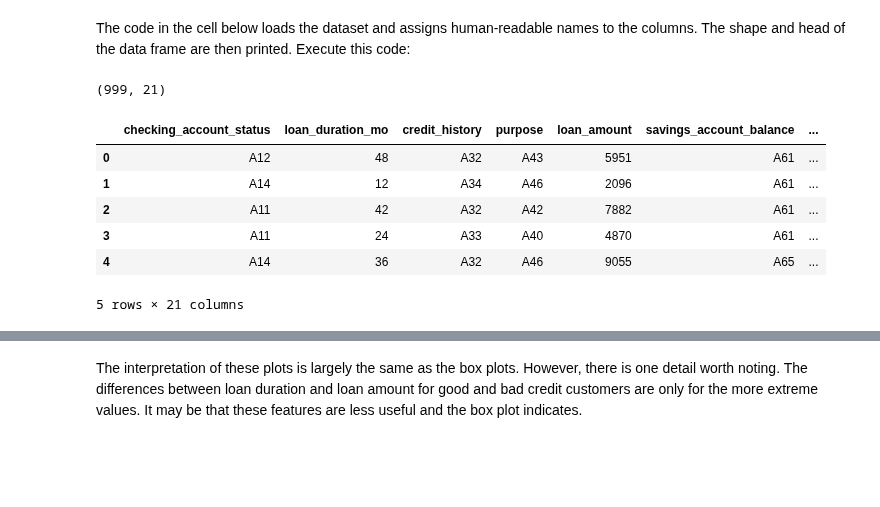
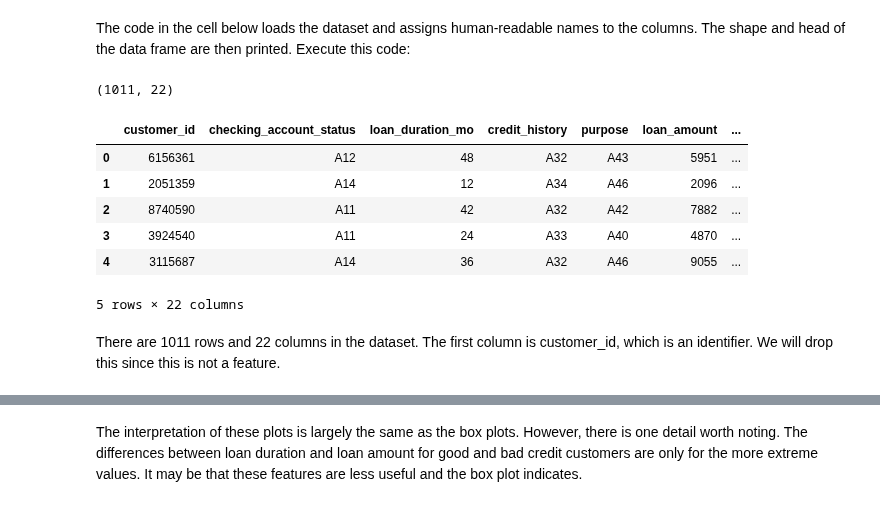
Before and after one commit to syslin/-MicrosoftLearning-Principles-of-Machine-Learning-Python, a Jupyter notebook: Module2/VisualizingDataForClassification.ipynb, the cells around one changed output, grey strips where cells are left out. Cells and saved outputs as stored; diff of their text form; code cells hidden in the pictures; blank space fills up the shorter version.

```diff
--- a/Module2/VisualizingDataForClassification.ipynb
+++ b/Module2/VisualizingDataForClassification.ipynb
@@ -22,22 +24,25 @@ import math
 # %% [markdown]
 The code in the cell below loads the dataset and assigns human-readable names to the columns. The shape and head of the data frame are then printed. Execute this code:
 # %%
-credit = pd.read_csv('German_Credit_UCI.csv')
-credit.columns = ['checking_account_status', 'loan_duration_mo', 'credit_history',
+credit = pd.read_csv('German_Credit.csv')
+credit.columns = ['customer_id',
+                  'checking_account_status', 'loan_duration_mo', 'credit_history',
                   'purpose', 'loan_amount', 'savings_account_balance',
                   'time_employed_yrs', 'payment_pcnt_income','gender_status',
                   'other_signators', 'time_in_residence', 'property', 'age_yrs',
                   'other_credit_outstanding', 'home_ownership', 'number_loans',
                   'job_category', 'dependents', 'telephone', 'foreign_worker',
                   'bad_credit']
 print(credit.shape)
 credit.head()
 # %% [output]
-(999, 21)
+(1011, 22)
-|  | checking_account_status | loan_duration_mo | credit_history | purpose | loan_amount | savings_account_balance | ... |
-| 0 | A12 | 48 | A32 | A43 | 5951 | A61 | ... |
-| 1 | A14 | 12 | A34 | A46 | 2096 | A61 | ... |
-| 2 | A11 | 42 | A32 | A42 | 7882 | A61 | ... |
-| 3 | A11 | 24 | A33 | A40 | 4870 | A61 | ... |
-| 4 | A14 | 36 | A32 | A46 | 9055 | A65 | ... |
+|  | customer_id | checking_account_status | loan_duration_mo | credit_history | purpose | loan_amount | ... |
+| 0 | 6156361 | A12 | 48 | A32 | A43 | 5951 | ... |
+| 1 | 2051359 | A14 | 12 | A34 | A46 | 2096 | ... |
+| 2 | 8740590 | A11 | 42 | A32 | A42 | 7882 | ... |
+| 3 | 3924540 | A11 | 24 | A33 | A40 | 4870 | ... |
+| 4 | 3115687 | A14 | 36 | A32 | A46 | 9055 | ... |
-5 rows × 21 columns
+5 rows × 22 columns
+# %% [markdown]
+There are 1011 rows and 22 columns in the dataset. The first column is customer_id, which is an identifier. We will drop this since this is not a feature.
```
Also changed, not shown: parts of 15 cells of this notebook, 3 other files.
